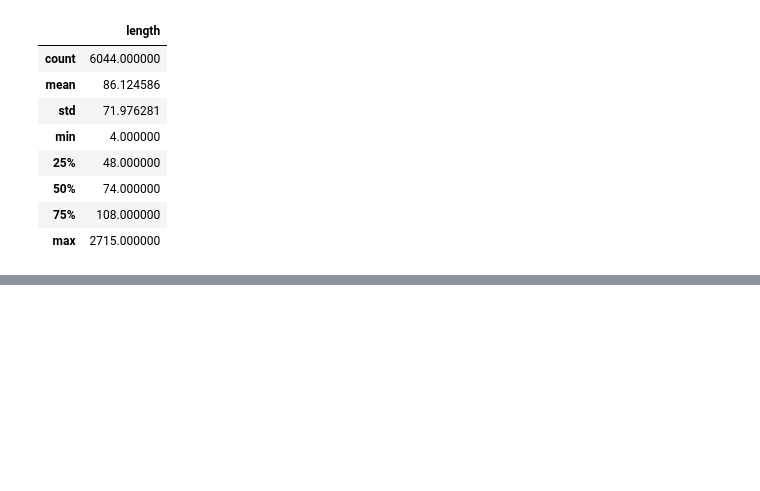
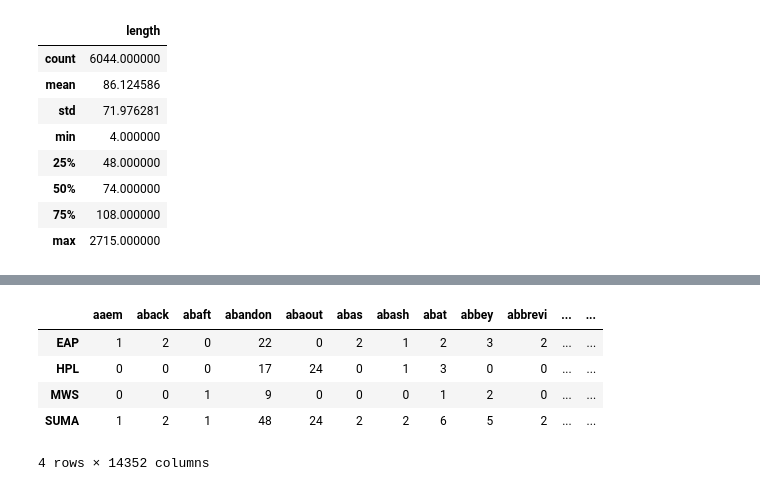
Before and after one commit to AntonKorobkov/kaggle-spooky, a Jupyter notebook: src/main.ipynb, the cells around one changed output, grey strips where cells are left out. Saved outputs shown, nothing was run; the diff lists cells and outputs as text; code cells hidden in the pictures; blank space fills up the shorter version.

```diff
--- a/src/main.ipynb
+++ b/src/main.ipynb
@@ -144,0 +226,12 @@ print(df_word.loc[df_word["word"]=="sai", "mws"])
+# %%
+summa=[pivot_col.loc['EAP'].sum(), pivot_col.loc['HPL'].sum(),
+       pivot_col.loc['MWS'].sum(), pivot_col.loc['SUMA'].sum()]
+pivot_col['summa']=summa
+pivot_col.head()
+# %% [output]
+|  | aaem | aback | abaft | abandon | abaout | abas | abash | abat | abbey | abbrevi | ... | ... |
+| EAP | 1 | 2 | 0 | 22 | 0 | 2 | 1 | 2 | 3 | 2 | ... | ... |
+| HPL | 0 | 0 | 0 | 17 | 24 | 0 | 1 | 3 | 0 | 0 | ... | ... |
+| MWS | 0 | 0 | 1 | 9 | 0 | 0 | 0 | 1 | 2 | 0 | ... | ... |
+| SUMA | 1 | 2 | 1 | 48 | 24 | 2 | 2 | 6 | 5 | 2 | ... | ... |
+4 rows × 14352 columns
```
Also changed, not shown: parts of 18 cells of this notebook, 1 other file.
